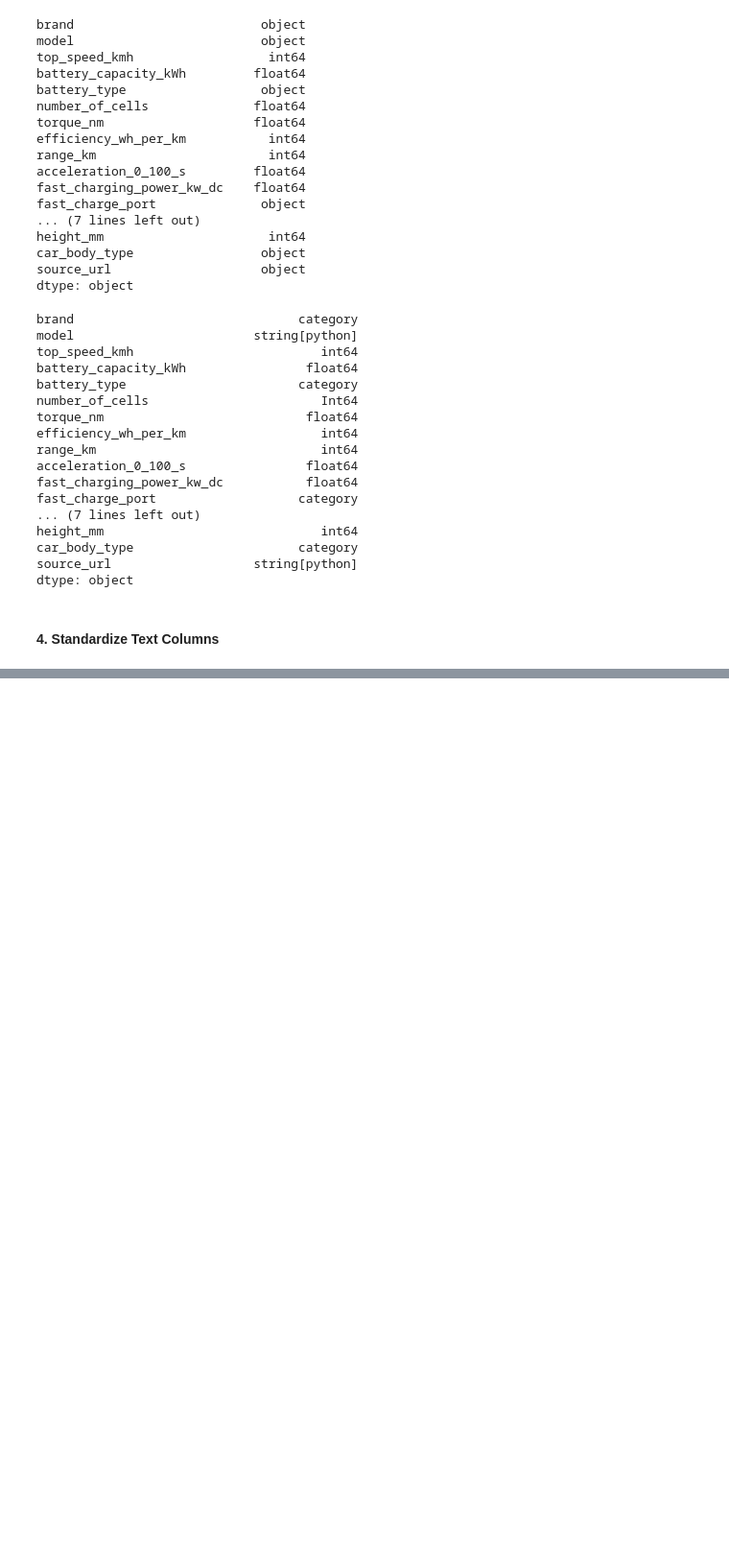
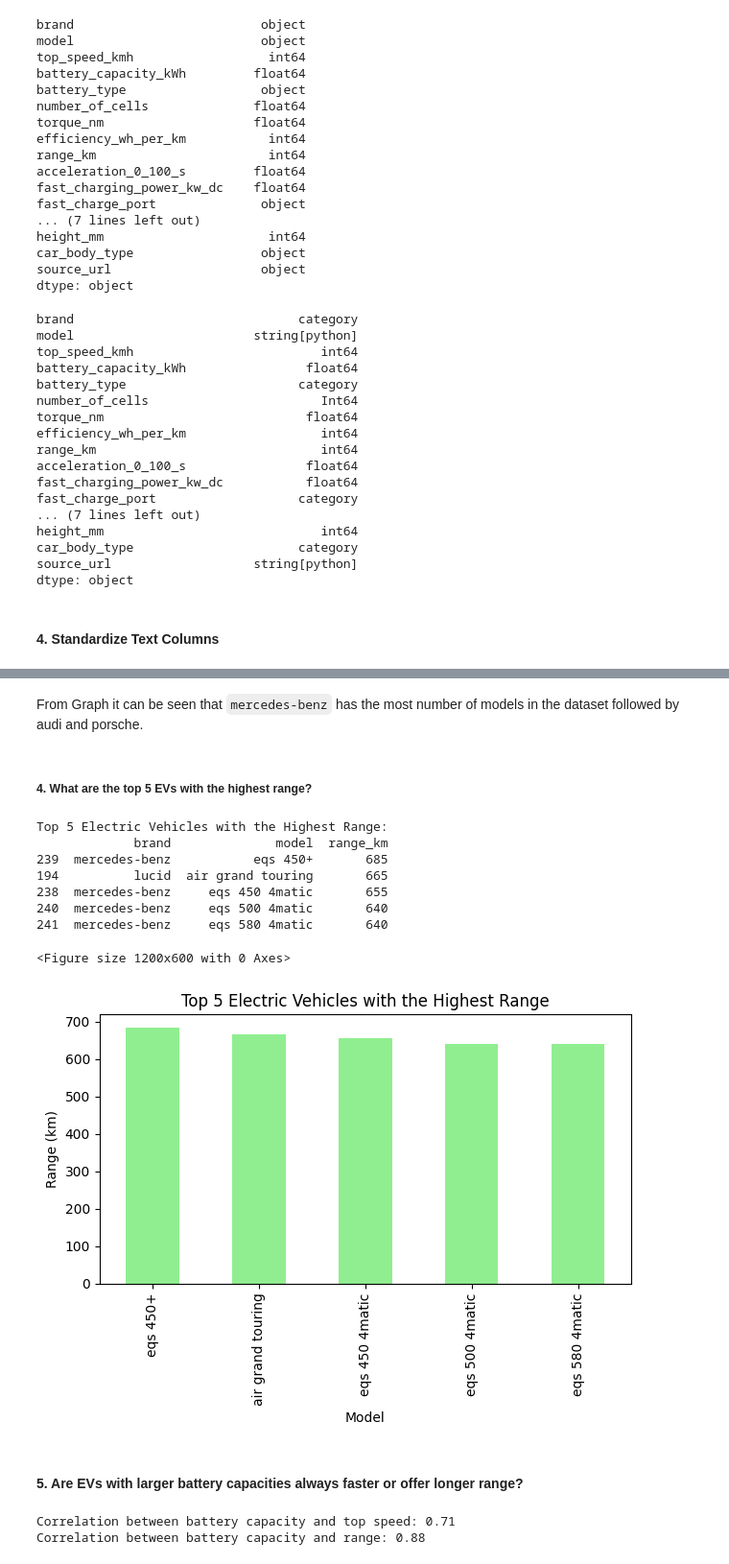
Before and after one commit to MHassan05/Electric-Vehicle-Data-Exploration, a Jupyter notebook: analysis.ipynb, the cells around one changed output, grey strips where cells are left out. Shown at 96% size. Drawn from its saved outputs; the diff is of its cells as text; code cells hidden in the pictures; blank space fills up the shorter version.

```diff
--- a/analysis.ipynb
+++ b/analysis.ipynb
@@ -275,0 +378,37 @@ Unique values in 'car_body_type': [nan]
+# %% [markdown]
+From Graph it can be seen that `mercedes-benz` has the most number of models in the dataset followed by audi and porsche.
+# %% [markdown]
+##### 4. What are the top 5 EVs with the highest range?
+# %%
+top_5_range = df.nlargest(5, 'range_km')[['brand', 'model', 'range_km']]
+print("Top 5 Electric Vehicles with the Highest Range:")
+print(top_5_range)
+
+# Visualizing the top 5 EVs with the highest range
+plt.figure(figsize=(12, 6))
+top_5_range.plot(kind='bar', x='model', y='range_km', legend=False, color='lightgreen')
+plt.xlabel('Model')
+plt.ylabel('Range (km)')
+plt.title('Top 5 Electric Vehicles with the Highest Range')
+plt.tight_layout()
+# %% [output]
+Top 5 Electric Vehicles with the Highest Range:
+             brand              model  range_km
+239  mercedes-benz           eqs 450+       685
+194          lucid  air grand touring       665
+238  mercedes-benz     eqs 450 4matic       655
+240  mercedes-benz     eqs 500 4matic       640
+241  mercedes-benz     eqs 580 4matic       640
+<Figure size 1200x600 with 0 Axes>
+[figure, added]
+# %% [markdown]
+#### 5. Are EVs with larger battery capacities always faster or offer longer range?
+# %%
+corr_speed = df['battery_capacity_kWh'].corr(df['top_speed_kmh'])
+corr_range = df['battery_capacity_kWh'].corr(df['range_km'])
+
+print(f"Correlation between battery capacity and top speed: {corr_speed:.2f}")
+print(f"Correlation between battery capacity and range: {corr_range:.2f}")
+# %% [output]
+Correlation between battery capacity and top speed: 0.71
+Correlation between battery capacity and range: 0.88
```
Also changed, not shown: parts of 16 cells of this notebook, 3 other files.
